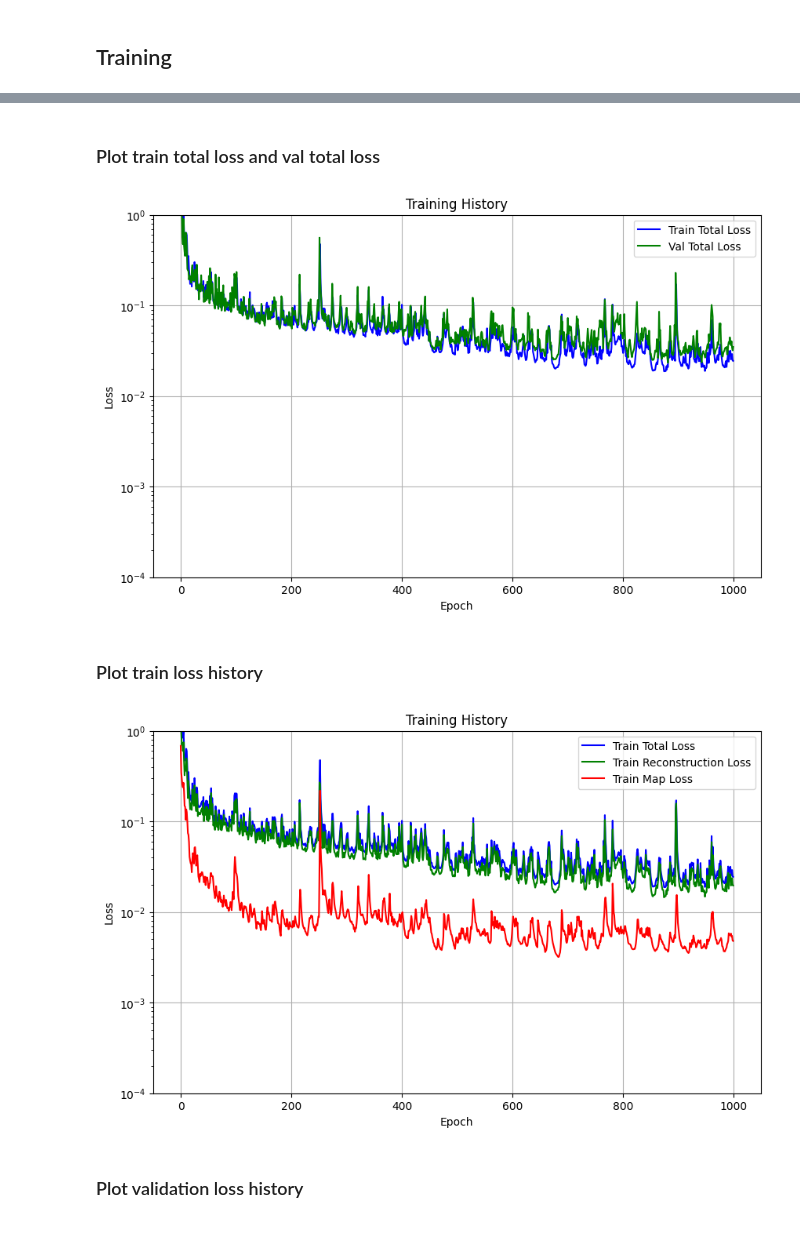
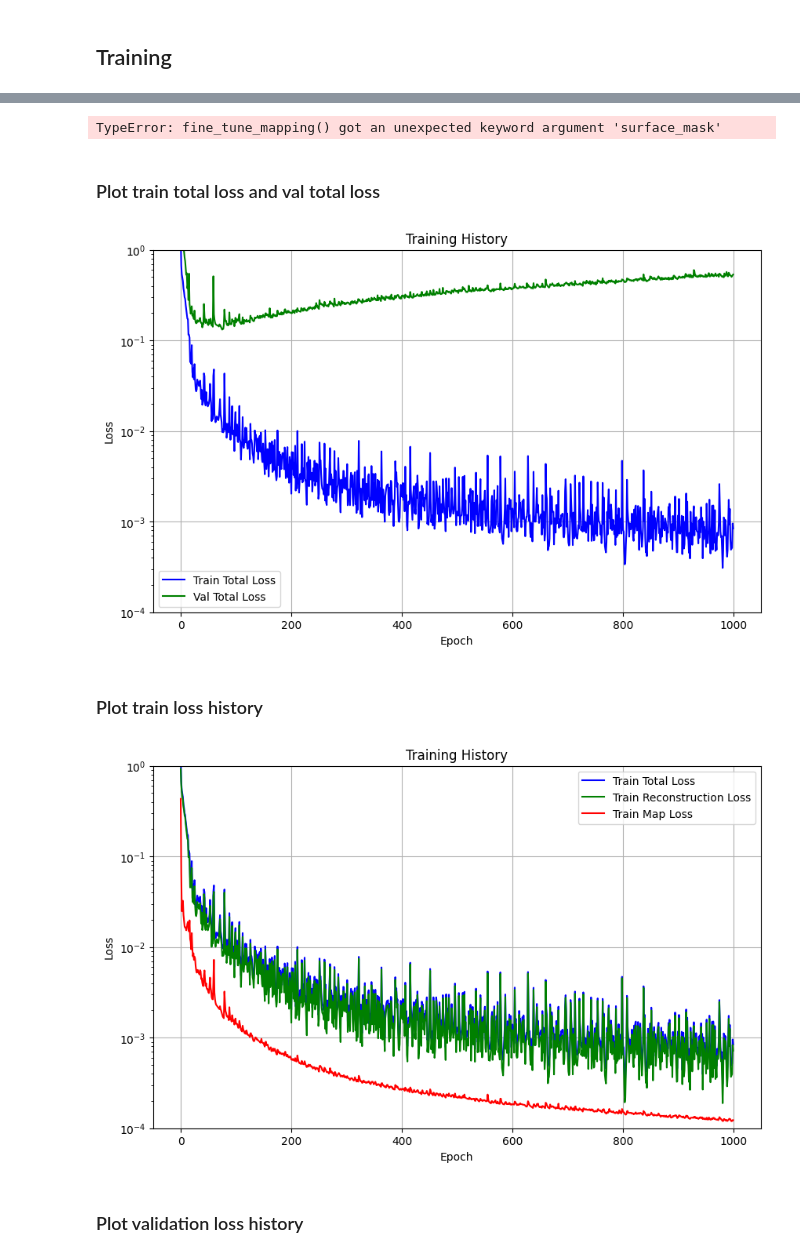
Before and after one commit to Arviano-Yuono/GAE-ROM, a Jupyter notebook: 0_Field_SAGE.ipynb, the cells around one changed output, grey strips where cells are left out. Saved outputs shown, nothing was run; the diff lists cells and outputs as text; code cells hidden in the pictures.

```diff
--- a/0_Field_SAGE.ipynb
+++ b/0_Field_SAGE.ipynb
@@ -113,14 +71,16 @@ model.linear_autoencoder(encoded_x)
 # %%
-history = train(model = model,
-                device = device,
-                surface_mask = surface_mask,
-                lambda_surface=1,
-                train_loader = train_loader,
-                is_val = True,
-                val_loader = val_loader,
-                start_up_epoch=20,
-                save_best_model=True,
-                save_history=True,
-                config = config['training'])
+# history = train(model = model,
+#                 device = device,
+#                 surface_mask = surface_mask,
+#                 lambda_surface=1,
+#                 train_loader = train_loader,
+#                 is_val = True,
+#                 val_loader = val_loader,
+#                 start_up_epoch=20,
+#                 save_best_model=True,
+#                 save_history=True,
+#                 config = config['training'])
 
-train_history, val_history = history
+# train_history, val_history = history
+# from src.utils.commons import save_config
+# save_config(config, task='surface_40')
@@ -130,35 +87,47 @@ save_config(config, task='surface')
+# %%
+from src.training.fine_tune_mapping import fine_tune_mapping
+mapping_model = fine_tune_mapping(model,
+                                  device=device,
+                                  train_loader=train_loader,
+                                  val_loader=val_loader,
+                                  config=config['training'],
+                                  epoch=100,
+                                  save_best_model=True,
+                                  save_history=True)
+# %% [output]
+TypeError: fine_tune_mapping() got an unexpected keyword argument 'surface_mask'
 # %% [markdown]
 ### Plot train total loss and val total loss
 # %%
 import pickle
 import matplotlib.pyplot as plt
 from src.utils.commons import get_config
 
-config = get_config('configs/VEL_P_NACA0012.yaml')
+config = get_config('configs/final/VEL_P_NACA0012SAGE.yaml')
 model_name = config['training']['model_name']
 num_epochs = config['training']['epochs']
 
 with open(f"artifacts/surface/{model_name}/{model_name}_history_{num_epochs}.pkl", 'rb') as f:
     # Load the history dictionary
     train_history = pickle.load(f)
     val_history = pickle.load(f)
 
 train_total_loss = train_history['train_loss']
 val_total_loss = val_history['val_loss']
 
 plt.figure(figsize=(10, 6))
 plt.plot(train_total_loss, label='Train Total Loss', color='blue')
 plt.plot(val_total_loss, label='Val Total Loss', color='green')
 plt.ylim(0.0001, 1)
 plt.xlabel('Epoch')
 plt.ylabel('Loss')
 plt.title('Training History')
 plt.legend()
 plt.grid(True)
 plt.yscale('log')
 plt.show()
 # %% [output]
-[figure, old version]
+[figure, new version]
 # %% [markdown]
 ### Plot train loss history
 # %%
@@ -179,7 +148,7 @@ plt.grid(True)
 plt.yscale('log')
 plt.show()
 # %% [output]
-[figure, old version]
+[figure, new version]
 # %% [markdown]
 ### Plot validation loss history
 # %%
```
Also changed, not shown: parts of 20 cells of this notebook, 7 other files.
